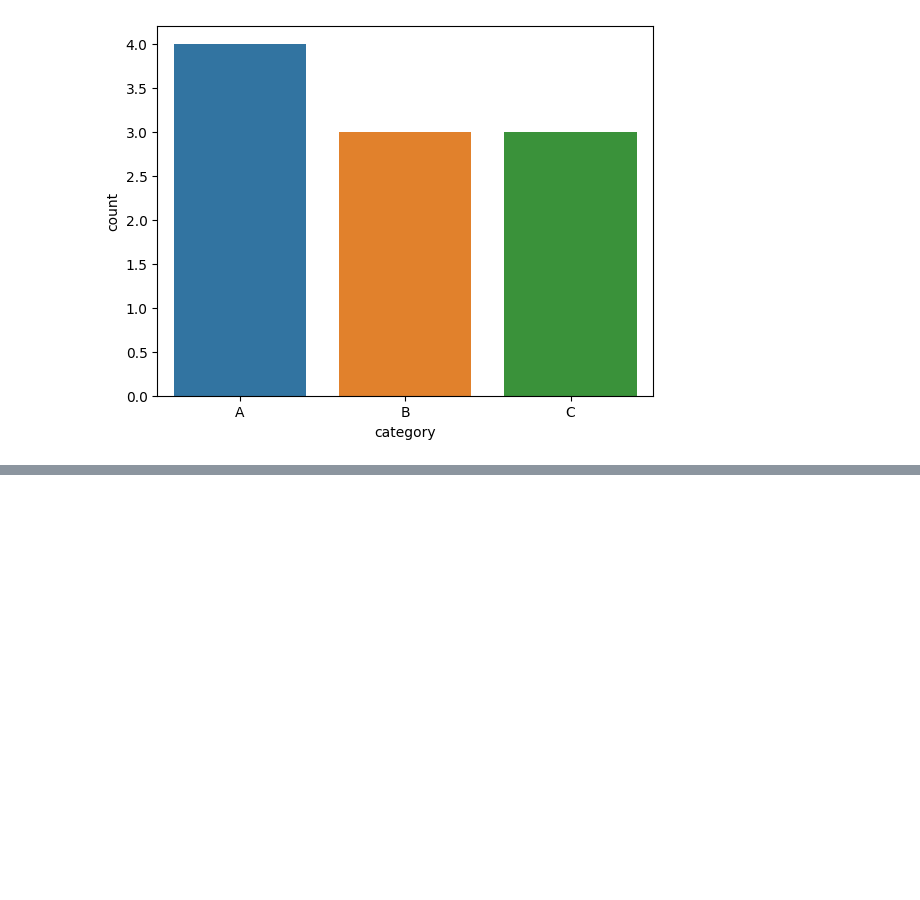
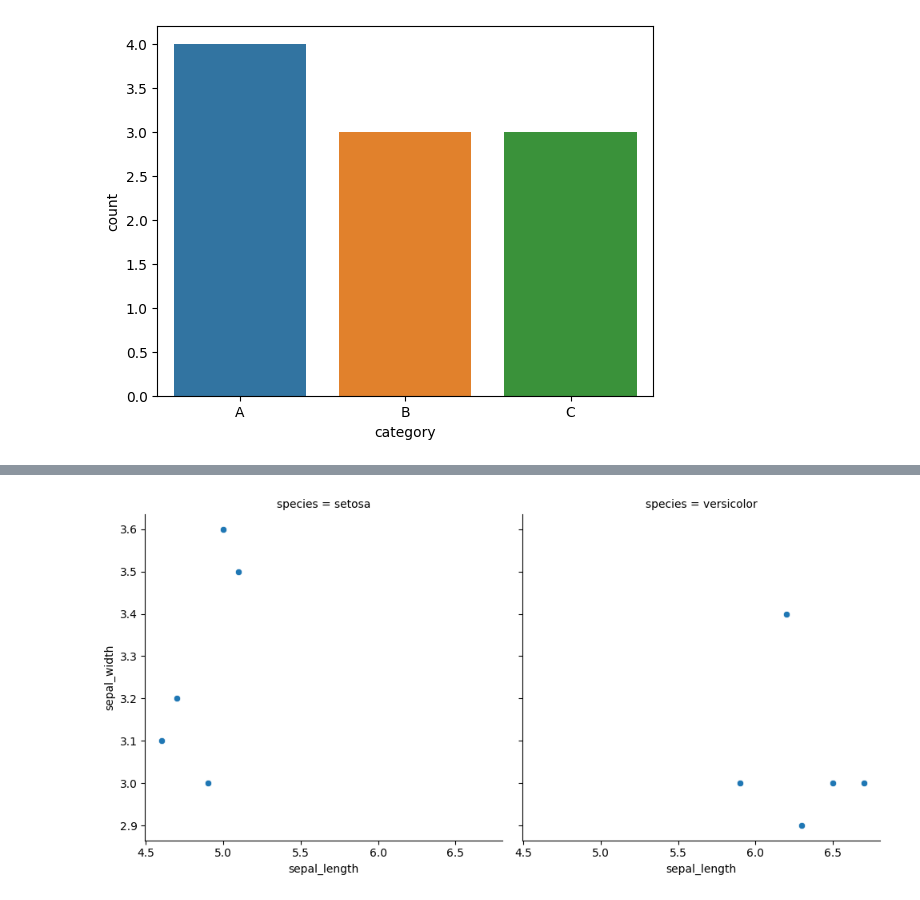
Before and after one commit to YesInAJiffy/Python, a Jupyter notebook: DataVisualizationUsingSeaborn.ipynb, the cells around one changed output, grey strips where cells are left out. Saved outputs shown, nothing was run; the diff lists cells and outputs as text; code cells hidden in the pictures; blank space fills up the shorter version.

```diff
--- a/DataVisualizationUsingSeaborn.ipynb
+++ b/DataVisualizationUsingSeaborn.ipynb
@@ -42,0 +114,25 @@ plt.show()
+# %%
+#RELPLOT - COL / ROW
+import seaborn as sns
+import matplotlib.pyplot as plt
+
+# Sample data
+data = {
+    'sepal_length': [5.1, 4.9, 4.7, 4.6, 5.0, 6.7, 6.3, 6.5, 6.2, 5.9],
+    'sepal_width': [3.5, 3.0, 3.2, 3.1, 3.6, 3.0, 2.9, 3.0, 3.4, 3.0],
+    'petal_length': [1.4, 1.4, 1.3, 1.5, 1.4, 4.7, 4.4, 4.8, 4.3, 4.1],
+    'petal_width': [0.2, 0.2, 0.2, 0.2, 0.2, 1.5, 1.3, 1.5, 1.3, 1.5],
+    'species': ['setosa', 'setosa', 'setosa', 'setosa', 'setosa', 'versicolor', 'versicolor', 'versicolor', 'versicolor', 'versicolor']
+}
+
+# Create a DataFrame from the data
+df = pd.DataFrame(data)
+
+# Create a scatter plot using relplot
+sns.relplot(x='sepal_length', y='sepal_width', col='species', data=df, kind='scatter')
+#sns.relplot(x='sepal_length', y='sepal_width', row='species', data=df, kind='scatter')
+
+# Show the plot
+plt.show()
+# %% [output]
+[figure, added]
```
Also changed, not shown: parts of 13 cells of this notebook.
